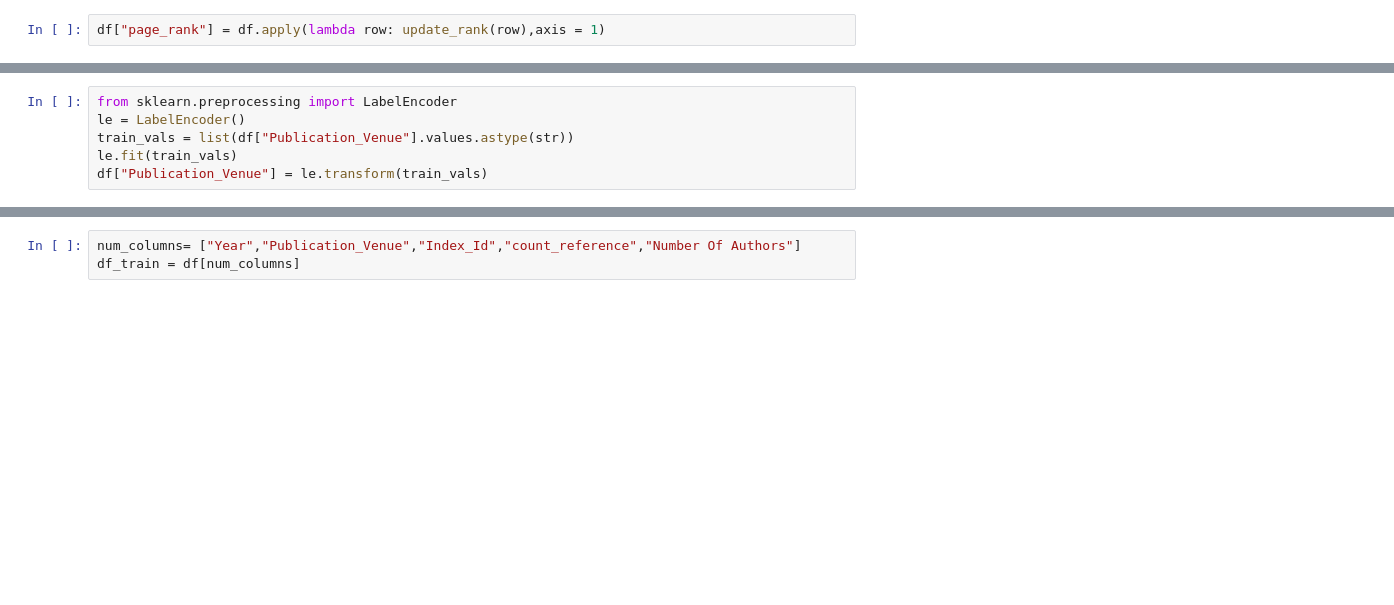
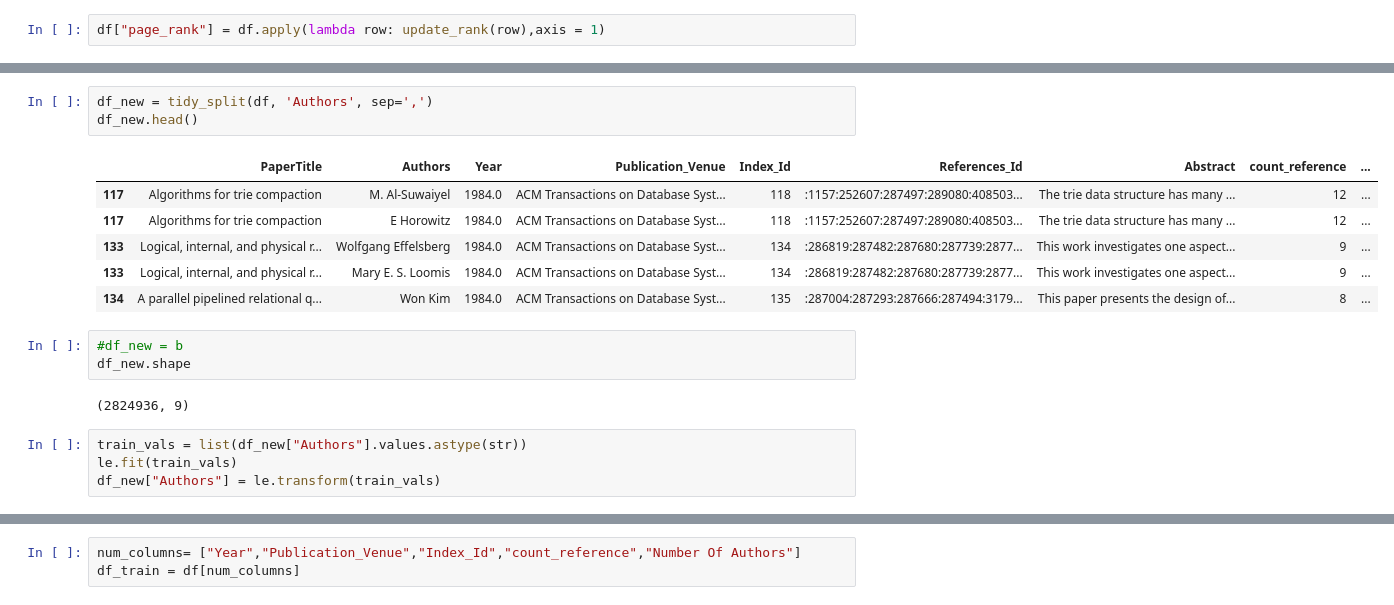
Before and after one commit to divvyam/APR, a Jupyter notebook: kernel_gagan.ipynb, the cells around one changed output, grey strips where cells are left out. Cells and saved outputs as stored; diff of their text form; blank space fills up the shorter version.

```diff
--- a/kernel_gagan.ipynb
+++ b/kernel_gagan.ipynb
@@ -308,6 +309,0 @@ df.head(5)
-# %%
-from sklearn.preprocessing import LabelEncoder
-le = LabelEncoder()
-train_vals = list(df["Publication_Venue"].values.astype(str))
-le.fit(train_vals)
-df["Publication_Venue"] = le.transform(train_vals)
@@ -410,0 +375,19 @@ plt.show()
+# %%
+df_new = tidy_split(df, 'Authors', sep=',')
+df_new.head()
+# %% [output]
+|  | PaperTitle | Authors | Year | Publication_Venue | Index_Id | References_Id | Abstract | count_reference | ... |
+| 117 | Algorithms for trie compaction | M. Al-Suwaiyel | 1984.0 | ACM Transactions on Database Syst... | 118 | :1157:252607:287497:289080:408503... | The trie data structure has many ... | 12 | ... |
+| 117 | Algorithms for trie compaction | E Horowitz | 1984.0 | ACM Transactions on Database Syst... | 118 | :1157:252607:287497:289080:408503... | The trie data structure has many ... | 12 | ... |
+| 133 | Logical, internal, and physical r... | Wolfgang Effelsberg | 1984.0 | ACM Transactions on Database Syst... | 134 | :286819:287482:287680:287739:2877... | This work investigates one aspect... | 9 | ... |
+| 133 | Logical, internal, and physical r... | Mary E. S. Loomis | 1984.0 | ACM Transactions on Database Syst... | 134 | :286819:287482:287680:287739:2877... | This work investigates one aspect... | 9 | ... |
+| 134 | A parallel pipelined relational q... | Won Kim | 1984.0 | ACM Transactions on Database Syst... | 135 | :287004:287293:287666:287494:3179... | This paper presents the design of... | 8 | ... |
+# %%
+#df_new = b
+df_new.shape
+# %% [output]
+(2824936, 9)
+# %%
+train_vals = list(df_new["Authors"].values.astype(str))
+le.fit(train_vals)
+df_new["Authors"] = le.transform(train_vals)
```
Also changed, not shown: parts of 30 cells of this notebook.
